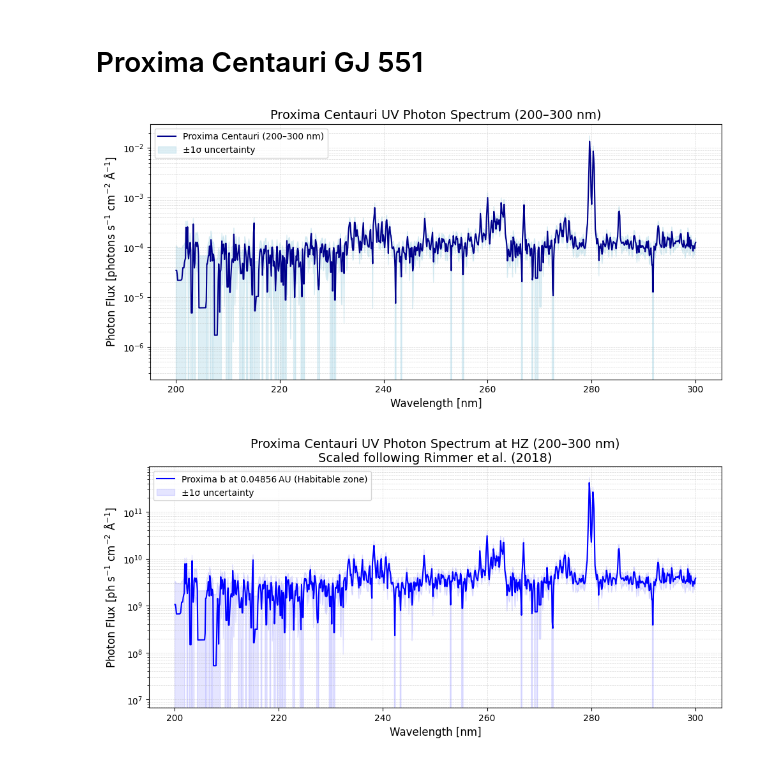
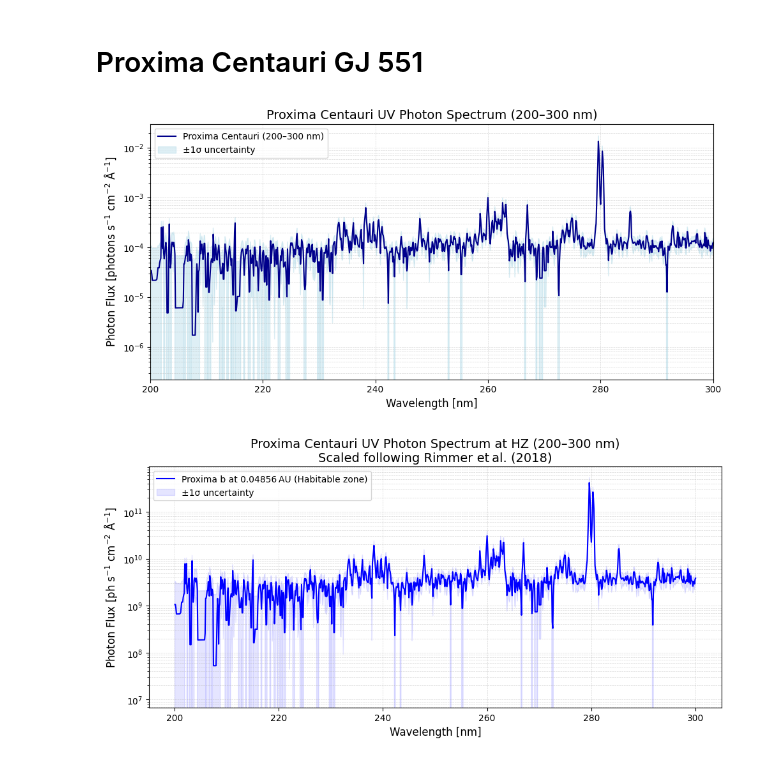
Before and after one commit to vik-ell/P3_Project, a Jupyter notebook: scaling_mdwarf.ipynb, the cells around one changed output. Saved outputs shown, nothing was run; the diff lists cells and outputs as text; code cells hidden in the pictures.

```diff
--- a/scaling_mdwarf.ipynb
+++ b/scaling_mdwarf.ipynb
@@ -100,34 +100,35 @@ wavelength_cm = wavelength_angstrom * 1e-8
 # Convert energy flux to photon flux (photons s^-1 cm^-2 Å^-1)
 # Photon flux = (flux * wavelength) / (h * c)
 hc = (h * c).to('erg * cm')  # erg·cm
 photon_flux = (flux_erg * wavelength_cm) / hc.value
 photon_uncertainty = (uncertainty_erg * wavelength_cm) / hc.value
 
 # Filter for 200–300 nm
 mask = (wavelength_nm >= 200) & (wavelength_nm <= 300)
 wavelength_plot = wavelength_nm[mask]
 photon_flux_plot = photon_flux[mask]
 photon_uncertainty_plot = photon_uncertainty[mask]
 
 # Plot
 plt.figure(figsize=(10, 5))
 plt.plot(wavelength_plot, photon_flux_plot, color='darkblue', label='Proxima Centauri (200–300 nm)')
 plt.fill_between(wavelength_plot,
                  photon_flux_plot - photon_uncertainty_plot,
                  photon_flux_plot + photon_uncertainty_plot,
                  color='lightblue', alpha=0.4, label='±1σ uncertainty')
 
 # Axes and labels
+plt.xlim(200,300)
 plt.xlabel("Wavelength [nm]", fontsize=12)
 plt.ylabel("Photon Flux [photons s$^{-1}$ cm$^{-2}$ Å$^{-1}$]", fontsize=12)
 plt.title("Proxima Centauri UV Photon Spectrum (200–300 nm)", fontsize=14)
 plt.yscale("log")
 plt.grid(True, which="both", ls="--", lw=0.5, alpha=0.5)
 plt.legend()
 plt.tight_layout()
 plt.show()
 # %% [output]
-[figure, old version]
+[figure, new version]
 # %%
 # # --- 1. Load the MUSCLES spectrum at Earth ---
 # filename = "hlsp_muscles_multi_multi_gj551_broadband_v22_adapt-const-res-sed.fits"
```
Also changed, not shown: parts of 1 cell of this notebook.
